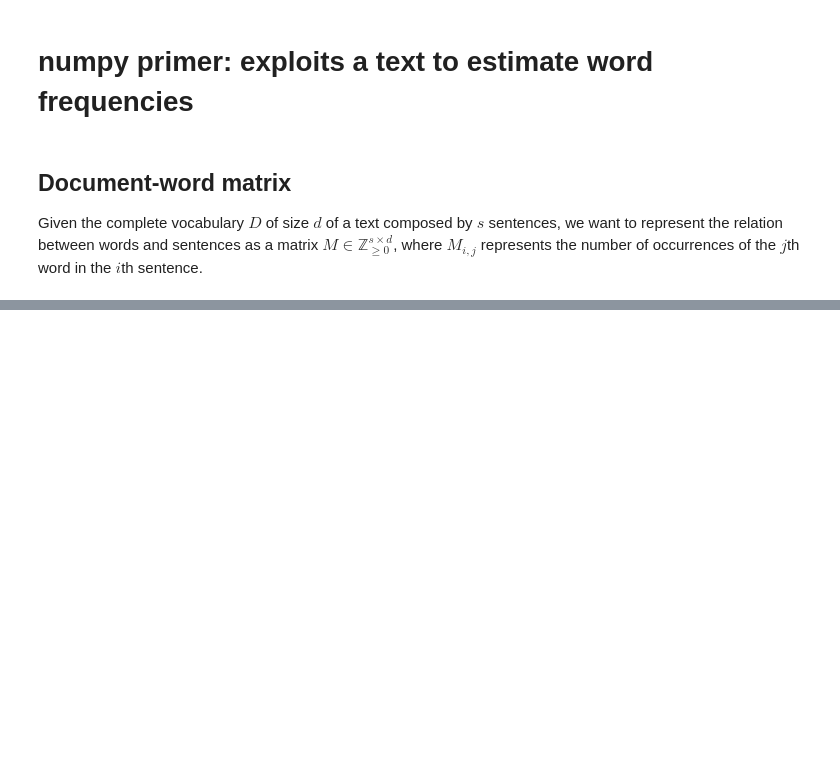
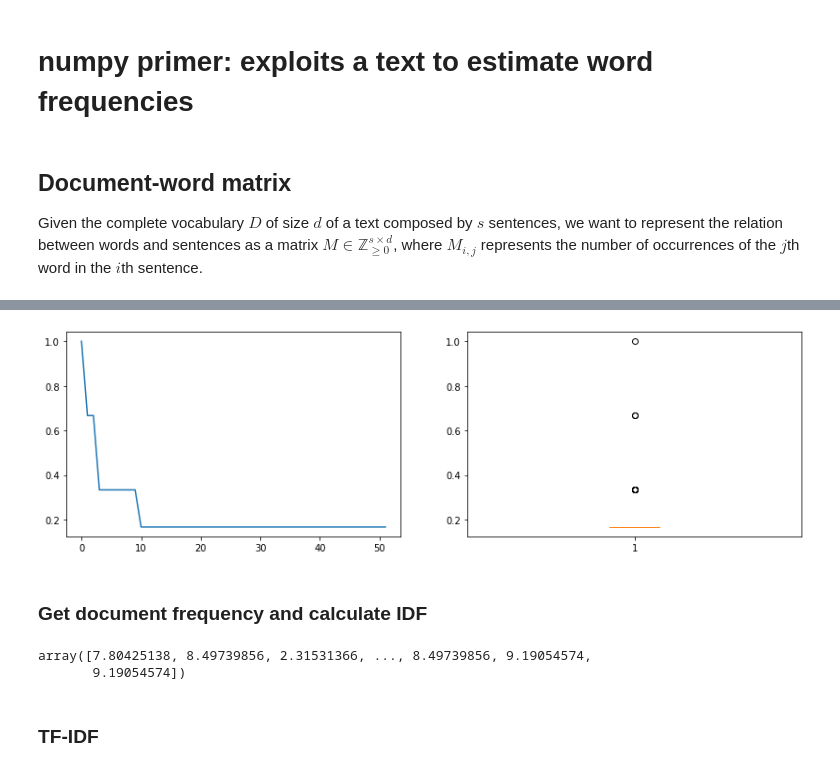
Before and after one commit to afflint/mastercobra, a Jupyter notebook: wordfreq.ipynb, the cells around one changed output, grey strips where cells are left out. Saved outputs shown, nothing was run; the diff lists cells and outputs as text; code cells hidden in the pictures; blank space fills up the shorter version.

```diff
--- a/wordfreq.ipynb
+++ b/wordfreq.ipynb
@@ -105,0 +145,7 @@ array([[0.03872983, 0.        , 0.0571662 , ..., 0.12451456, 0.13608276,
+# %%
+k = 0
+TF = k + (1-k) * (X.T / X.max(axis=1)).T
+# %%
+sentence = 3634
+stats_tf = sentence_values(TF, sentence, wlist, threshold=0.0)
+prints(sentence, stats_tf)
@@ -105,0 +156,10 @@ array([[0.03872983, 0.        , 0.0571662 , ..., 0.12451456, 0.13608276,
+# %%
+values_tf = [y for _, y in stats_tf]
+fig, ax = plt.subplots(figsize=(14, 4), ncols=2)
+ax[0].plot(values_tf)
+ax[1].boxplot(values_tf)
+plt.show()
+# %% [output]
+[figure, added]
+# %% [markdown]
+### Get document frequency and calculate IDF
@@ -105,0 +177,7 @@ array([[0.03872983, 0.        , 0.0571662 , ..., 0.12451456, 0.13608276,
+# %%
+IDF
+# %% [output]
+array([7.80425138, 8.49739856, 2.31531366, ..., 8.49739856, 9.19054574,
+       9.19054574])
+# %% [markdown]
+### TF-IDF
```
Also changed, not shown: parts of 28 cells of this notebook.
